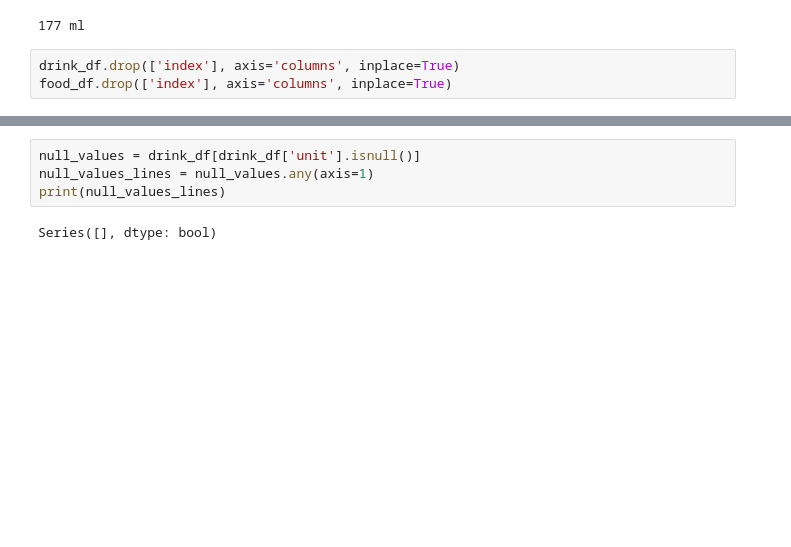
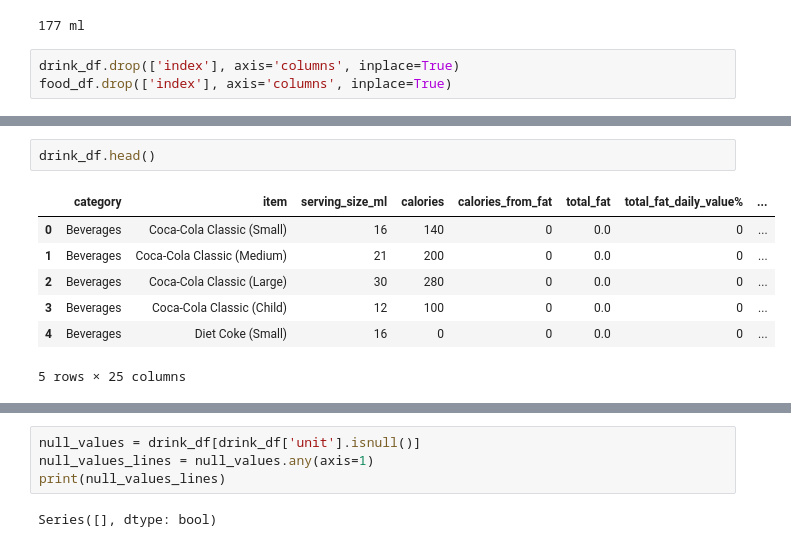
Before and after one commit to mfernandamirabile/C-Users-ferna-McDonaldsMenu-Analysis, a Jupyter notebook: app.ipynb, the cells around one changed output, grey strips where cells are left out. Cells and saved outputs as stored; diff of their text form; blank space fills up the shorter version.

```diff
--- a/app.ipynb
+++ b/app.ipynb
@@ -305,0 +277,10 @@ display(drink_df, food_df)
+# %%
+drink_df.head()
+# %% [output]
+|  | category | item | serving_size_ml | calories | calories_from_fat | total_fat | total_fat_daily_value% | ... |
+| 0 | Beverages | Coca-Cola Classic (Small) | 16 | 140 | 0 | 0.0 | 0 | ... |
+| 1 | Beverages | Coca-Cola Classic (Medium) | 21 | 200 | 0 | 0.0 | 0 | ... |
+| 2 | Beverages | Coca-Cola Classic (Large) | 30 | 280 | 0 | 0.0 | 0 | ... |
+| 3 | Beverages | Coca-Cola Classic (Child) | 12 | 100 | 0 | 0.0 | 0 | ... |
+| 4 | Beverages | Diet Coke (Small) | 16 | 0 | 0 | 0.0 | 0 | ... |
+5 rows × 25 columns
```
Also changed, not shown: parts of 11 cells of this notebook.
